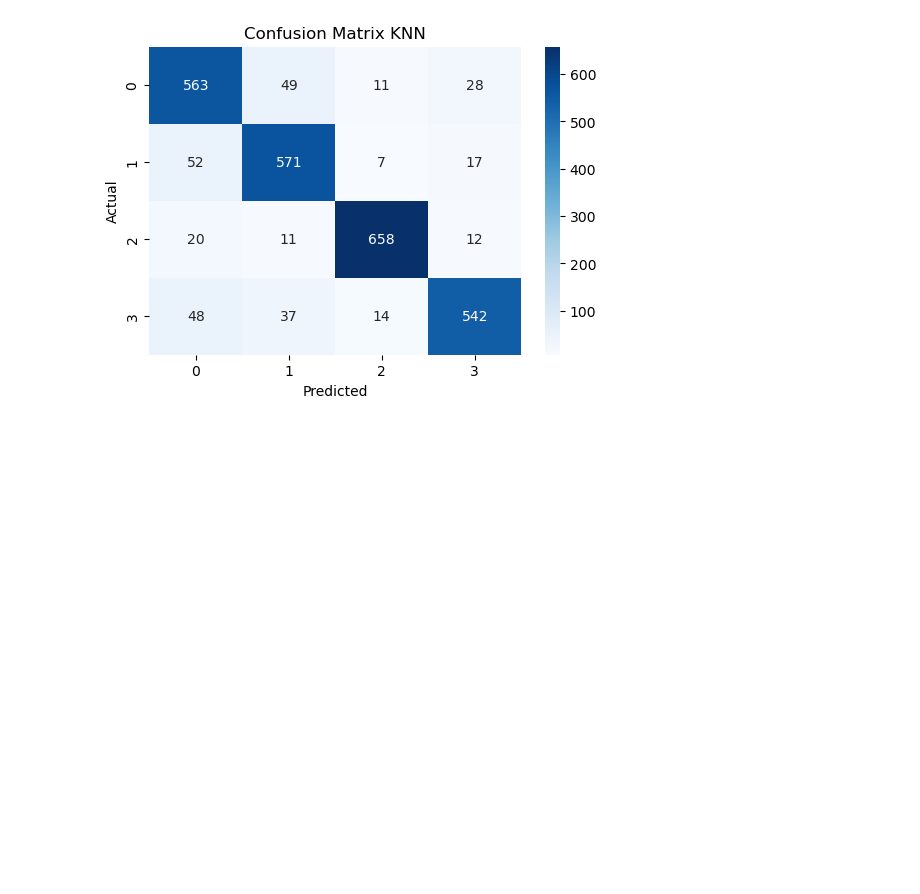
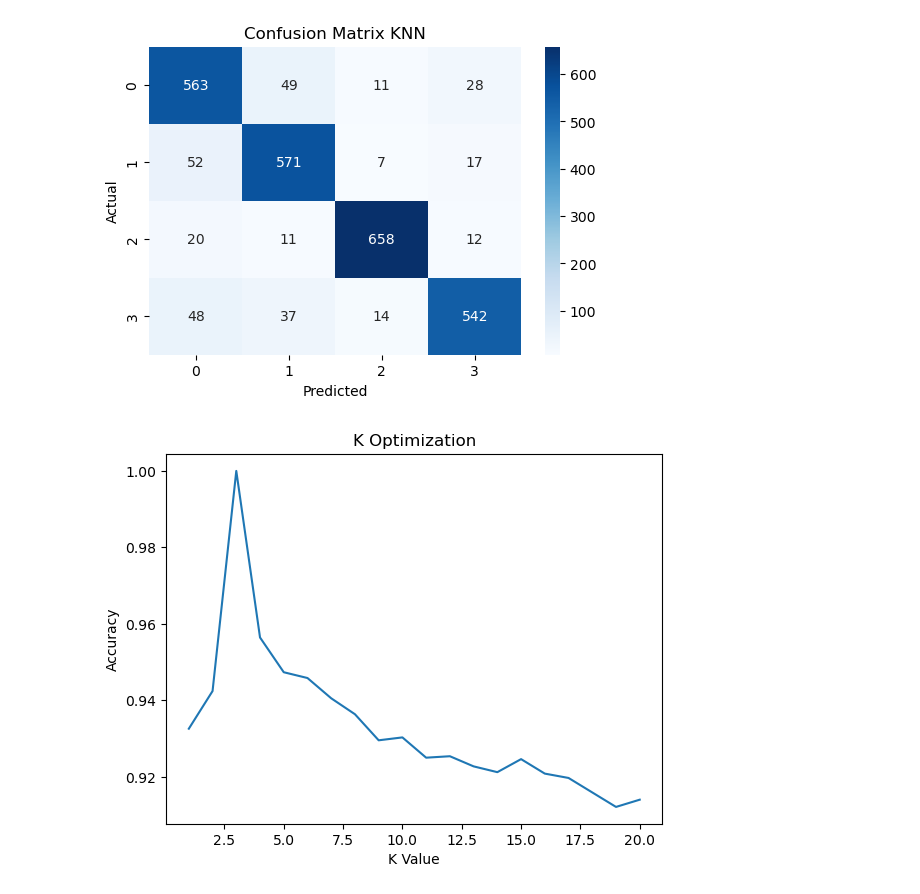
Before and after one commit to MuhamadFarhan2912/Machine_Learning_AI_Semester_3, a Jupyter notebook: pertemuan10/notebook/Latihan_3.ipynb, the cells around one changed output. Drawn from its saved outputs; the diff is of its cells as text; code cells hidden in the pictures; blank space fills up the shorter version.

```diff
--- a/pertemuan10/notebook/Latihan_3.ipynb
+++ b/pertemuan10/notebook/Latihan_3.ipynb
@@ -67,3 +67,18 @@ plt.title("Confusion Matrix KNN")
 plt.show()
 # %% [output]
 [figure]
+# %%
+scores = []
+
+for k in range(1, 21):
+    knn = KNeighborsClassifier(n_neighbors=k)
+    knn.fit(X_train, y_train)
+    scores.append(knn.score(X_test, y_pred))
+
+plt.plot(range(1,21), scores)
+plt.xlabel('K Value')
+plt.ylabel('Accuracy')
+plt.title('K Optimization')
+plt.show()
+# %% [output]
+[figure, added]
```
Also changed, not shown: 4 other files.
